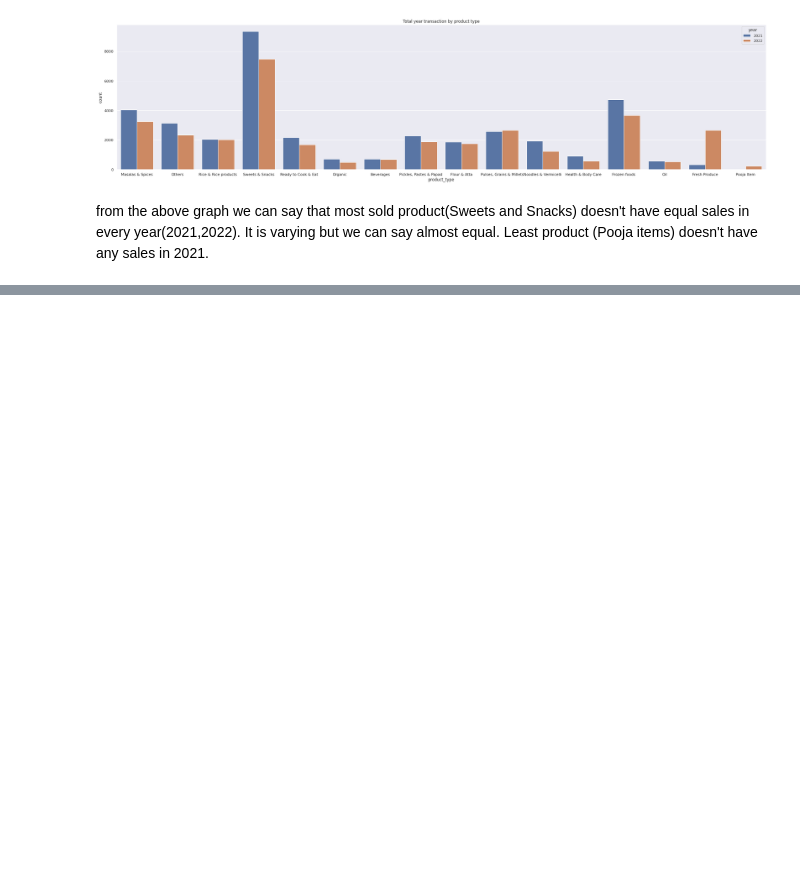
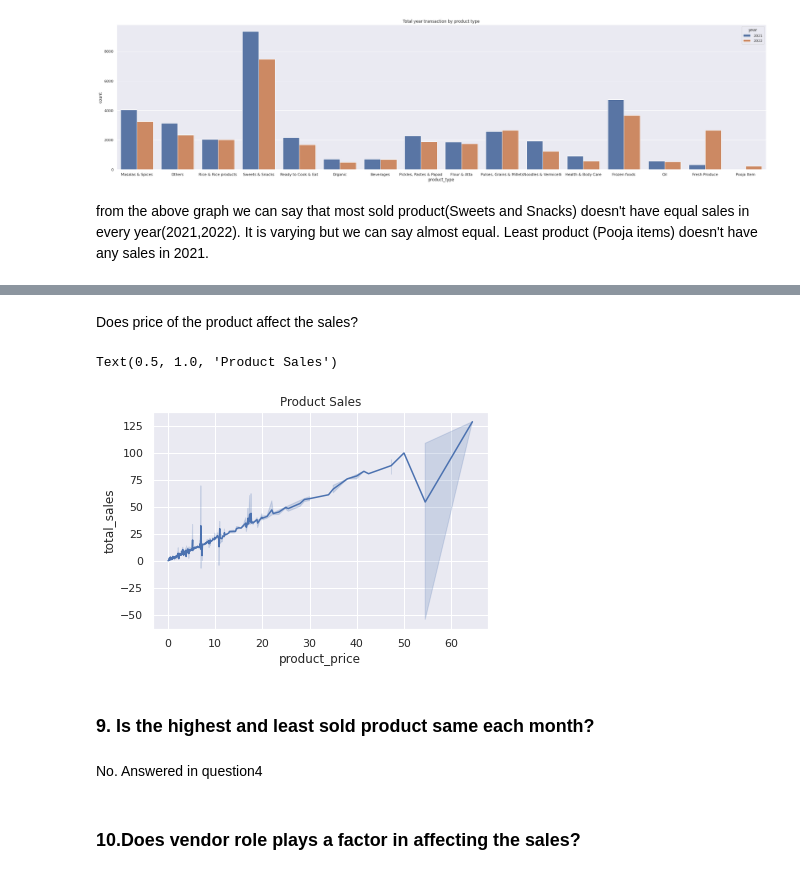
Before and after one commit to sarkar2527/DSAP, a Jupyter notebook: Dbanyan.ipynb, the cells around one changed output, grey strips where cells are left out. Drawn from its saved outputs; the diff is of its cells as text; code cells hidden in the pictures; blank space fills up the shorter version.

```diff
--- a/Dbanyan.ipynb
+++ b/Dbanyan.ipynb
@@ -558,0 +609,13 @@ from the above graph we can say that most sold product(Sweets and Snacks) doesn'
+# %% [markdown]
+ Does price of the product affect the sales?
+# %%
+sns.lineplot(x="product_price",  y = 'total_sales',data =df1).set_title("Product Sales")
+# %% [output]
+Text(0.5, 1.0, 'Product Sales')
+[figure, added]
+# %% [markdown]
+### 9. Is the highest and least sold product same each month?
+# %% [markdown]
+No. Answered in question4
+# %% [markdown]
+###  10.Does vendor role plays a factor in affecting the sales?
```
Also changed, not shown: parts of 87 cells of this notebook.
